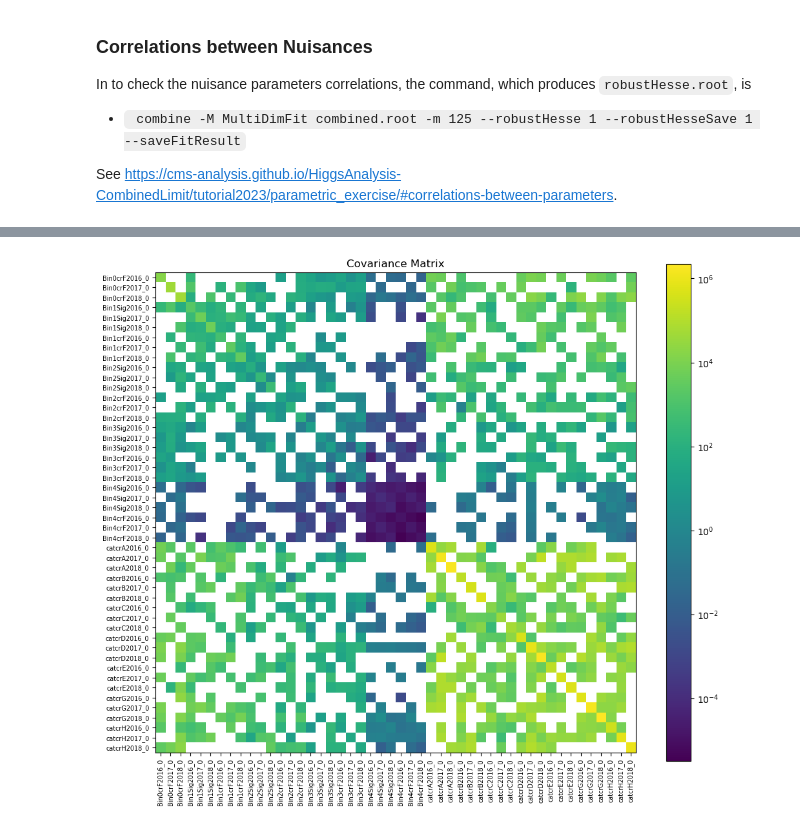
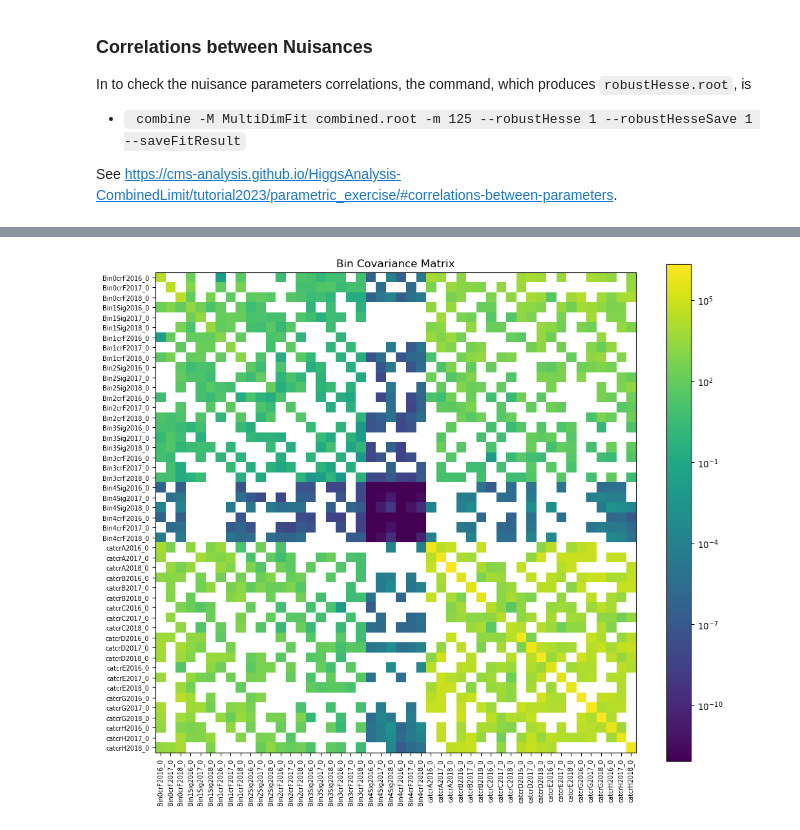
Before and after one commit to SUEPPhysics/SUEPLimits, a Jupyter notebook: notebook_tools/CorrelationPlots.ipynb, the cells around one changed output, grey strips where cells are left out. Drawn from its saved outputs; the diff is of its cells as text; code cells hidden in the pictures.

```diff
--- a/notebook_tools/CorrelationPlots.ipynb
+++ b/notebook_tools/CorrelationPlots.ipynb
@@ -20,14 +20,19 @@ In to check the nuisance parameters correlations, the command, which produces `r
 
 See https://cms-analysis.github.io/HiggsAnalysis-CombinedLimit/tutorial2023/parametric_exercise/#correlations-between-parameters.
 # %%
+import os
 import uproot
 import numpy as np
 import matplotlib.pyplot as plt
 from matplotlib import colors
 
 # one file for nuisances, one for bins
-fbins = "../UncorrClosure/cards-GluGluToSUEP_HT1000_T3p00_mS300.000_mPhi3.000_T3.000_modegeneric_TuneCP5_13TeV-pythia8/fitDiagnostics.root"  # replace with your actual ROOT file path
-fnuisances = "../UncorrClosure/cards-GluGluToSUEP_HT1000_T3p00_mS300.000_mPhi3.000_T3.000_modegeneric_TuneCP5_13TeV-pythia8/robustHesse.root"  # replace with your actual ROOT file path
+fbins = "../allYears_720_v6/cards-GluGluToSUEP_HT1000_T3p00_mS300.000_mPhi3.000_T3.000_modegeneric_TuneCP5_13TeV-pythia8/fitDiagnostics.root"  # replace with your actual ROOT file path
+fnuisances = "../allYears_720_v6/cards-GluGluToSUEP_HT1000_T3p00_mS300.000_mPhi3.000_T3.000_modegeneric_TuneCP5_13TeV-pythia8/robustHesse.root"  # replace with your actual ROOT file path
+saveToAN = True
+dirAN = '/home/submit/'+os.environ['USER']+'/SUEP/AN-22-133/images/offline/{}.pdf'
+
+
 fbins = uproot.open(fbins)
 fnuisances = uproot.open(fnuisances)
 # %%
@@ -59,13 +66,15 @@ for i in range(cov.shape[0]):
 # %%
 fig = plt.figure(figsize=(12,10))
 ax = fig.subplots()
 im = ax.imshow(cov,norm=colors.LogNorm())
 fig.colorbar(im)
-ax.set_title("Covariance Matrix")
+ax.set_title("Bin Covariance Matrix")
 _ = ax.set_xticks(np.arange(0, len(xlabels)), xlabels, rotation = 90, fontsize=7)
 _ = ax.set_yticks(np.arange(0, len(xlabels)), ylabels, fontsize=7)
+
+if saveToAN: fig.savefig(dirAN.format("BinCovarianceMatrix"))
 # %% [output]
-[figure, old version]
+[figure, new version]
 # %%
 fig = plt.figure(figsize=(12,10))
 ax = fig.subplots()
```
Also changed, not shown: parts of 2 cells of this notebook, 6 other files.
